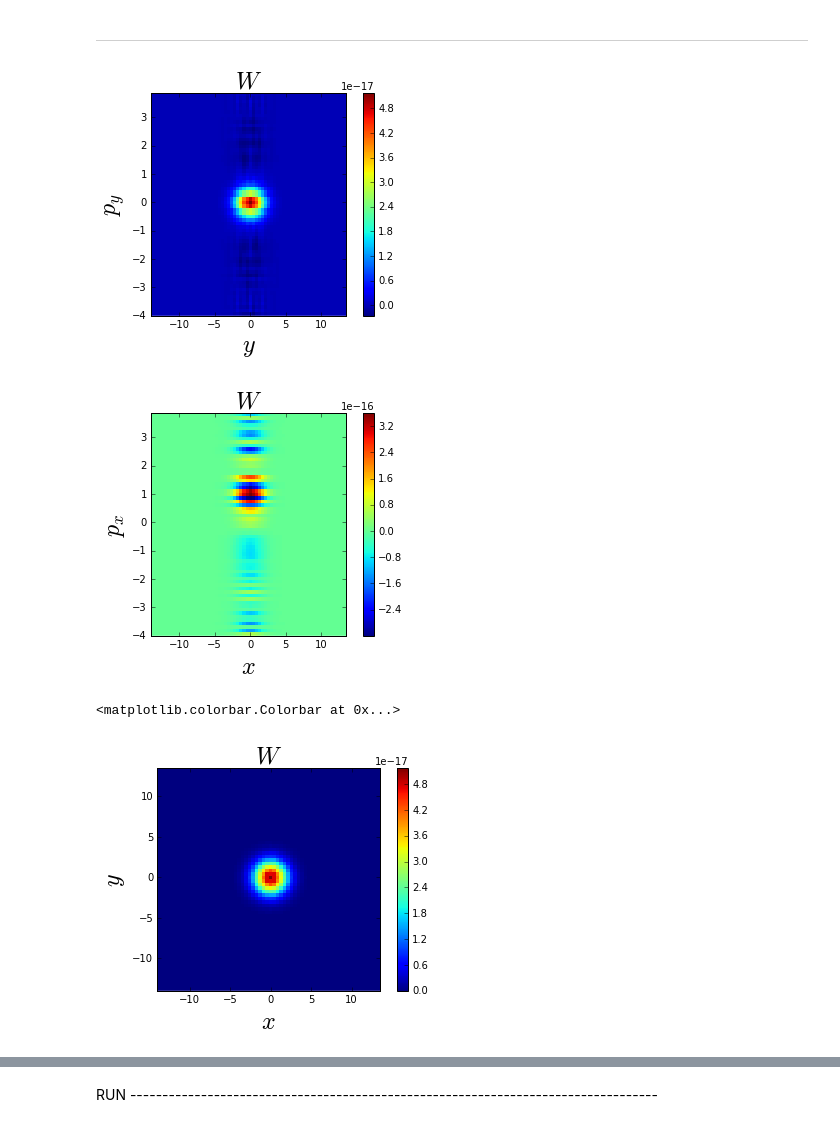
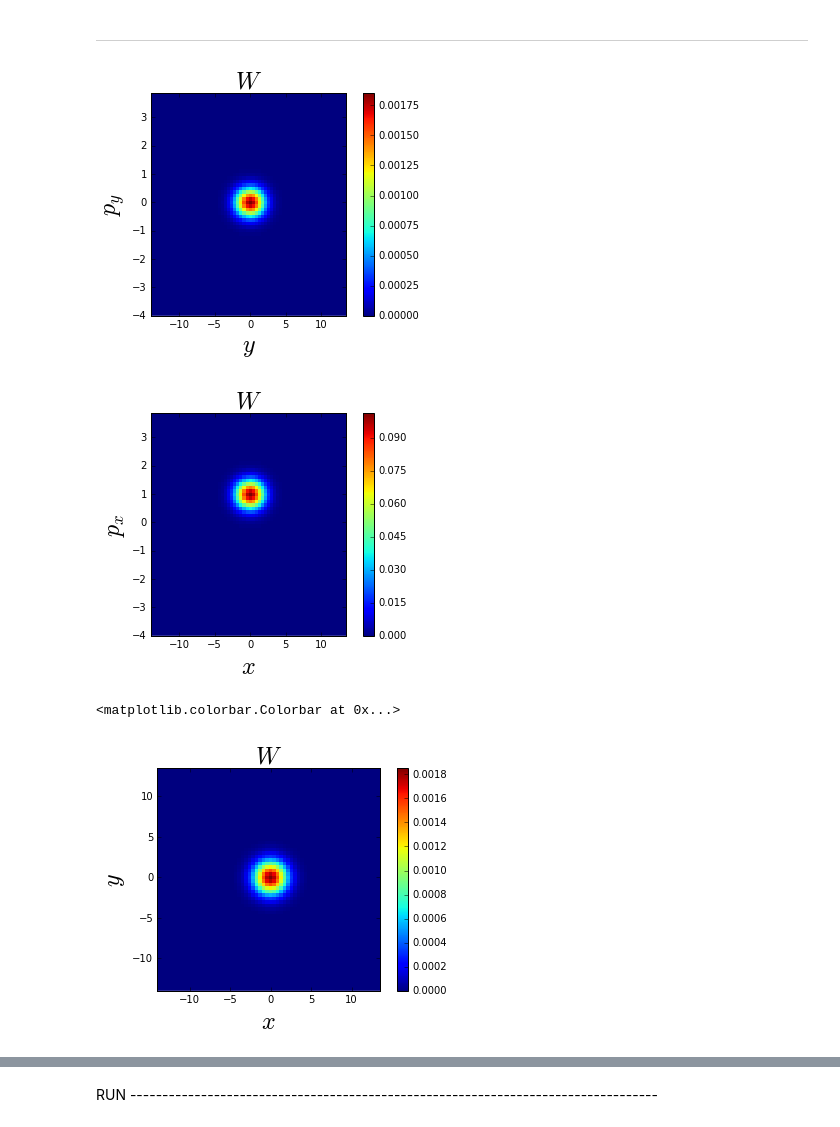
Before and after one commit to cabrer7/PyWignerCUDA2, a Jupyter notebook: instances/WignerDirac4D_64_64/Free.ipynb, the cells around one changed output, grey strips where cells are left out. Cells and saved outputs as stored; diff of their text form; code cells hidden in the pictures.

```diff
--- a/instances/WignerDirac4D_64_64/Free.ipynb
+++ b/instances/WignerDirac4D_64_64/Free.ipynb
@@ -32,8 +32,8 @@ class frame( GPU_WignerDirac4D ):
         self.gridDIM_x   = 64     #axis 3
 
         self.skipFrames = 1
-        self.dt         =   0.1
-        self.timeSteps  =  10
+        self.dt         =   0.01
+        self.timeSteps  =   20
 
         # Phase space window
         self.p_y_amplitude = 4.          #axis 0
@@ -131,23 +131,23 @@ instance.Set_Initial_Condition()
 W = instance.W11 .get() + instance.W22 .get() + instance.W33 .get() + instance.W44 .get()
 # %%
 # Phase space x
-plt.imshow( W[::,::,instance.gridDIM_x/2, instance.gridDIM_x/2 ].imag,
+plt.imshow( W[::,::,instance.gridDIM_x/2, instance.gridDIM_x/2 ].real,
            extent=[-instance.y_amplitude , instance.y_amplitude-instance.dy,
                    -instance.p_y_amplitude, instance.p_y_amplitude-instance.dp_y] ,
            origin='lower', interpolation='none')
 
 axis_font = {'size':'24'}
 plt.title( '$W$' , **axis_font)
 plt.xlabel('$y$',**axis_font)
 plt.ylabel('$p_y$',**axis_font)
 
 plt.colorbar()
 plt.axes().set_aspect(4)
 # %% [output]
-[figure, old version]
+[figure, new version]
 # %%
 # Phase space y
-plt.imshow( W[instance.gridDIM_y/2, instance.gridDIM_y/2, :, : ].imag,
+plt.imshow( W[instance.gridDIM_y/2, instance.gridDIM_y/2, :, : ].real,
            extent=[-instance.x_amplitude , instance.x_amplitude-instance.dx,
                    -instance.p_x_amplitude, instance.p_x_amplitude-instance.dp_x] ,
            origin='lower', interpolation='none')
@@ -160,10 +160,10 @@ plt.ylabel('$p_x$',**axis_font)
 plt.colorbar()
 plt.axes().set_aspect(4)
 # %% [output]
-[figure, old version]
+[figure, new version]
 # %%
 # Configuration space
-plt.imshow( W[ instance.gridDIM_y/2 , : , instance.gridDIM_x/2 , : ].imag,
+plt.imshow( W[ instance.gridDIM_y/2 , : , instance.gridDIM_x/2 , : ].real,
            extent=[-instance.x_amplitude , instance.x_amplitude-instance.dx,
                    -instance.y_amplitude , instance.y_amplitude-instance.dy] ,
            origin='lower', interpolation='none')
@@ -176,6 +176,6 @@ plt.axes().set_aspect(1)
 plt.colorbar()
 # %% [output]
 <matplotlib.colorbar.Colorbar at 0x...>
-[figure, old version]
+[figure, new version]
 # %%
 # Momentum space
```
Also changed, not shown: parts of 18 cells of this notebook.
